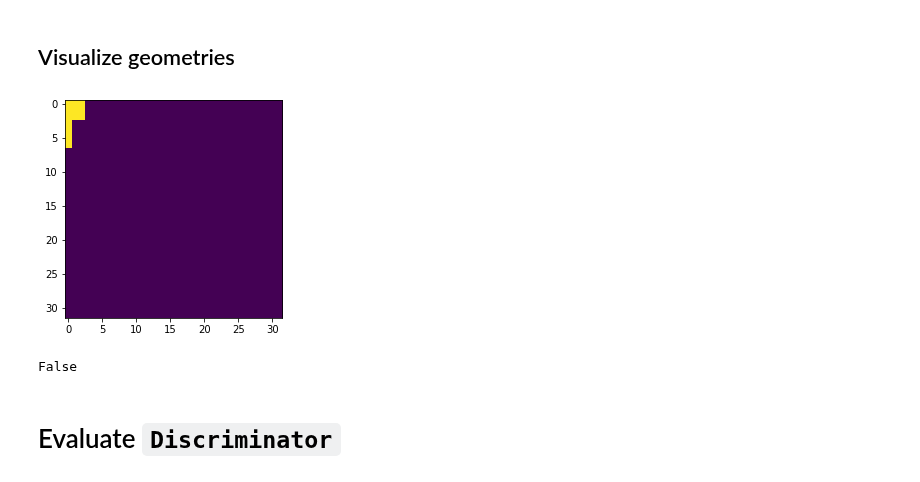
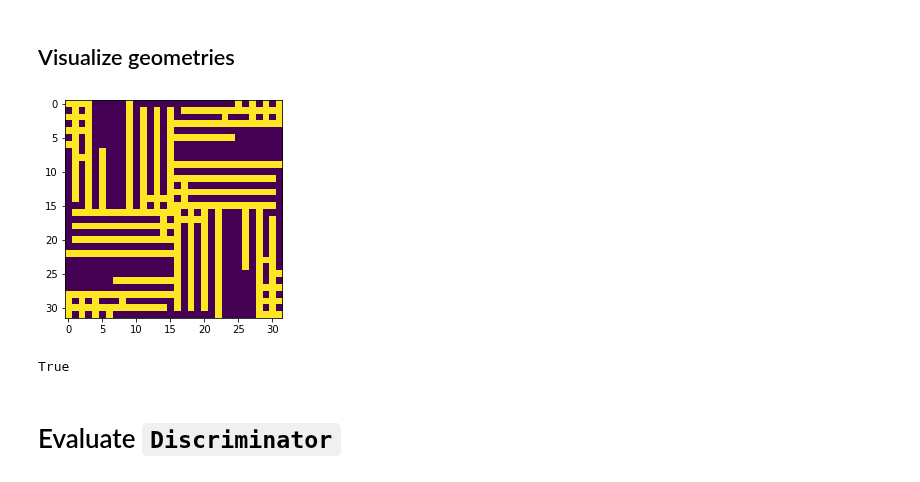
Before and after one commit to lucascbarbosa/INT, a Jupyter notebook: Manufatura Aditiva/Simulacao-GAN/Pipeline/3- Machine_learning/GAN/GAN.ipynb, the cells around one changed output. Saved outputs shown, nothing was run; the diff lists cells and outputs as text; code cells hidden in the pictures.

```diff
--- a/Manufatura Aditiva/Simulacao-GAN/Pipeline/3- Machine_learning/GAN/GAN.ipynb
+++ b/Manufatura Aditiva/Simulacao-GAN/Pipeline/3- Machine_learning/GAN/GAN.ipynb
@@ -464,7 +464,7 @@ geometries = generated_geoms
 size = geometries.shape[1]
 geometries_ = []
 
-geom = geometries[2000].reshape((size,size)).round()
+geom = geometries[10].reshape((size,size)).round()
 unit = create_unit(geom,size,simmetry)
 tol = 0.2
 passed, unit = check_unit(unit,tol)
@@ -481,35 +481,35 @@ print(passed)
 #   if passed:
 #     geometries_.append(geom_)
 
 # print(len(geometries_))
 # geometries = np.array(geometries_).reshape((len(geometries_),size,size,1))
 # # Round pixels
 # geometries = geometries.round()
 
 # # Get scores
 # top = 20
 # scores = D.predict([geometries,geometries])[0]
 # top_idxs = scores[:,0].argsort()[-top:]
 
 # # Add solid boundary
 # geometries_expanded = []
 # for i in range(geometries.shape[0]):
 #     geom = geometries[i]
 #     geometries_expanded.append(geom)
 
 # geometries = np.array(geometries_expanded).reshape((geometries.shape[0],geometries.shape[1],geometries.shape[2],geometries.shape[3]))
 
 # for top_idx in top_idxs:
 #     geom = geometries[top_idx]
 #     unit = create_unit(geom.reshape((size,size)),size,simmetry)
 #     print("Score: %.2f Porosity: %.2f"%(scores[top_idx,0],geom.ravel().sum()/(size*size)))
 #     plt.imshow(geom,cmap="Greys")
 #     plt.show()
 
 # sns.histplot(np.sum(generated_geoms.round().reshape((test_size,int(size*size))),axis=-1)/int(size*size),bins=32);
 # %% [output]
-[figure, old version]
+[figure, new version]
-False
+True
 # %% [markdown]
 # Evaluate `Discriminator`
 # %%
```
